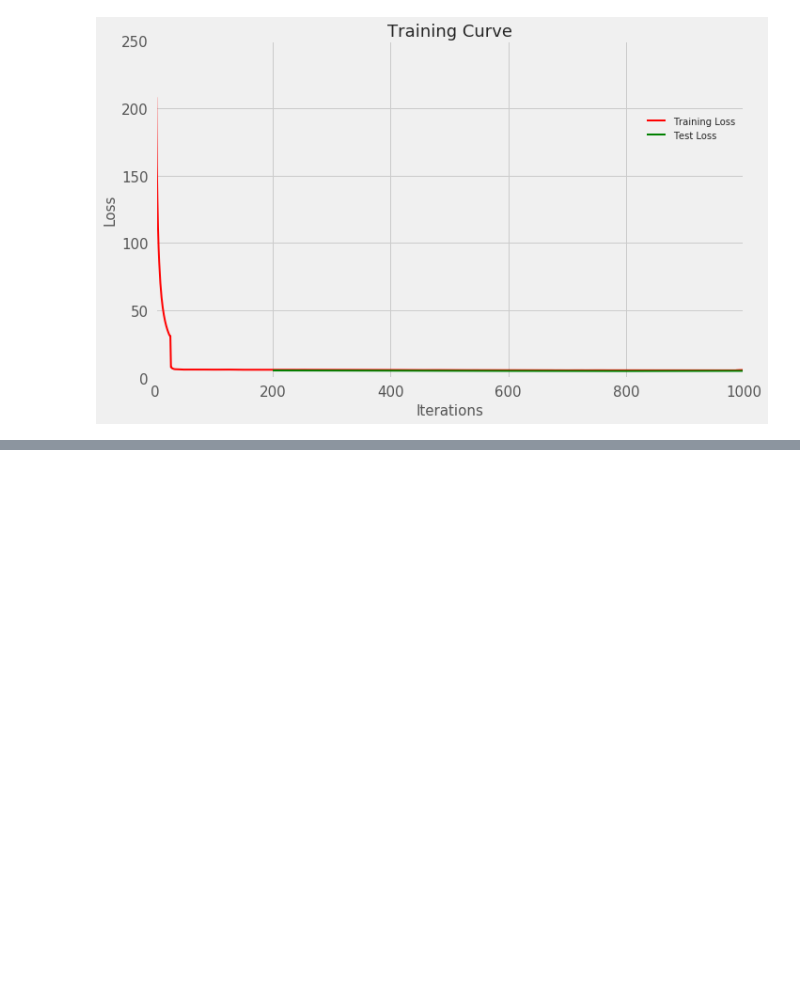
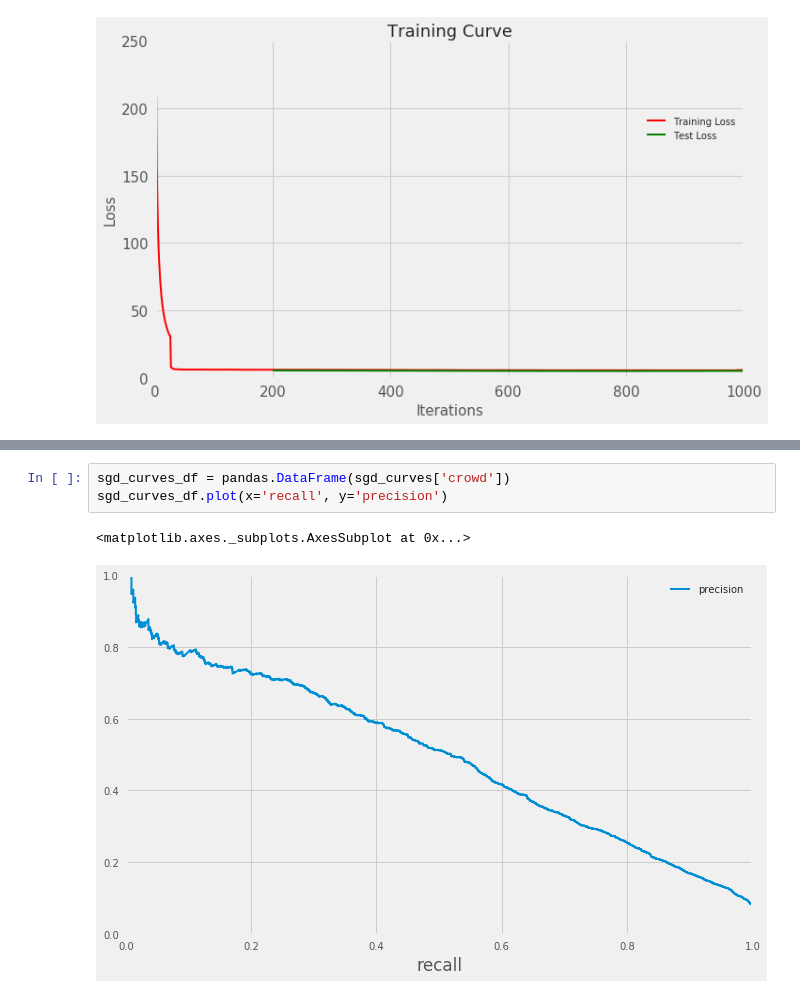
Before and after one commit to uvNikita/master-thesis-src, a Jupyter notebook: notebooks/testing/testing.ipynb, the cells around one changed output, grey strips where cells are left out. Drawn from its saved outputs; the diff is of its cells as text; blank space fills up the shorter version.

```diff
--- a/notebooks/testing/testing.ipynb
+++ b/notebooks/testing/testing.ipynb
@@ -253,0 +274,6 @@ show_training_curve(log_path)
+# %%
+sgd_curves_df = pandas.DataFrame(sgd_curves['crowd'])
+sgd_curves_df.plot(x='recall', y='precision')
+# %% [output]
+<matplotlib.axes._subplots.AxesSubplot at 0x...>
+[figure, added]
```
Also changed, not shown: parts of 11 cells of this notebook, 1 other file.
